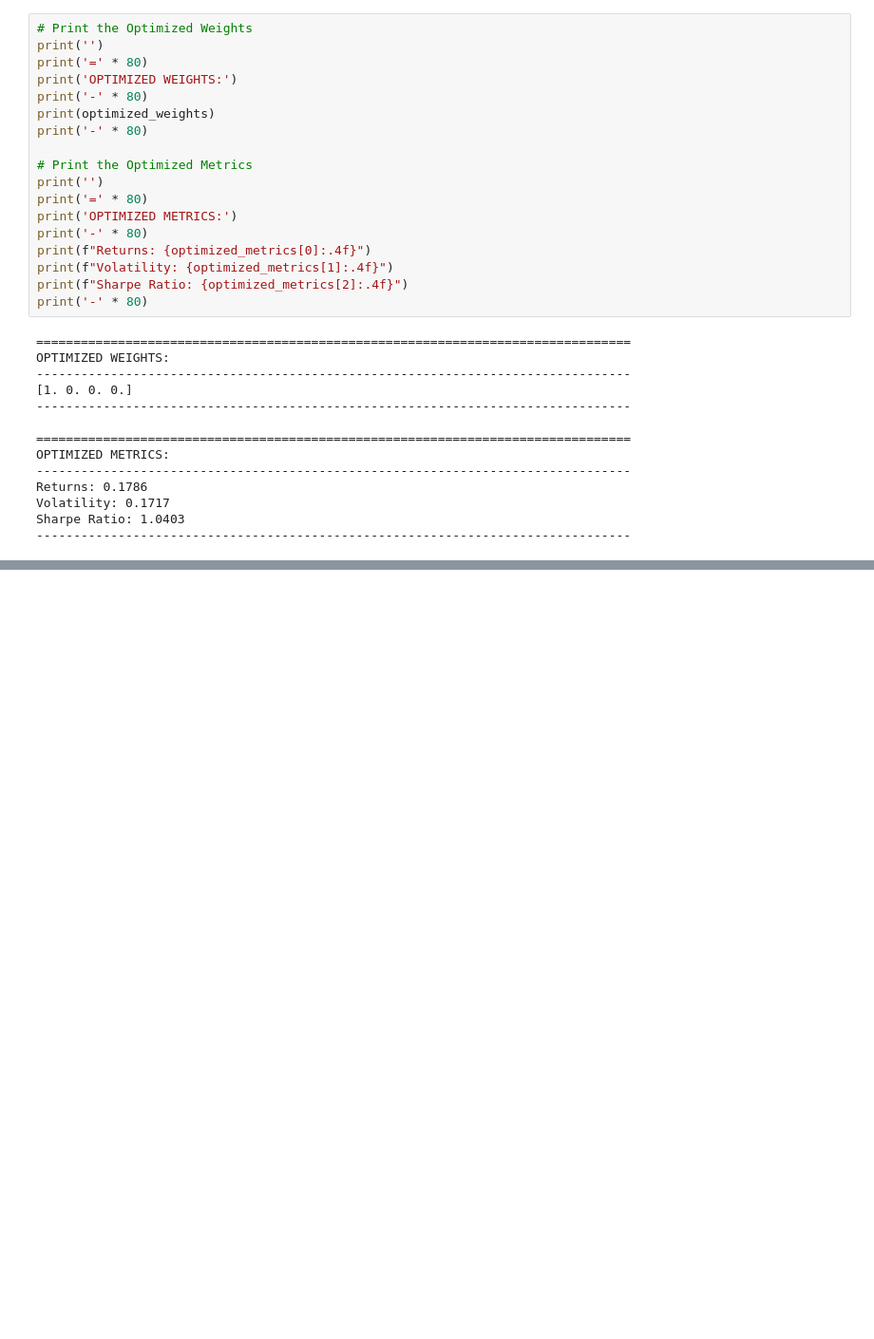
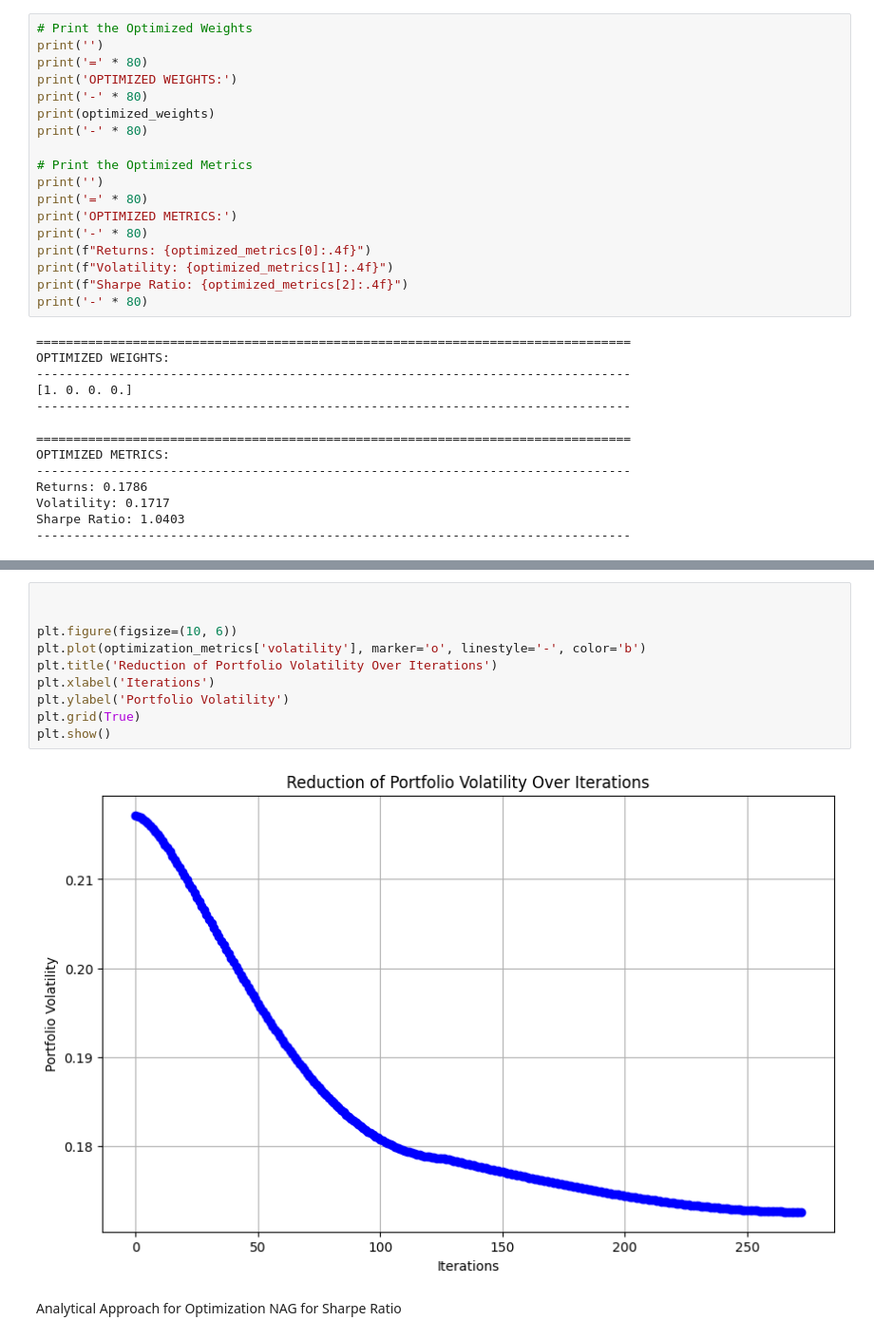
Before and after one commit to praneel7/Portfolio_Optimization, a Jupyter notebook: optmization_main.ipynb, the cells around one changed output, grey strips where cells are left out. Shown at 95% size. Saved outputs shown, nothing was run; the diff lists cells and outputs as text; blank space fills up the shorter version.

Commit message:
Nestrov's AGM Analytical added

```diff
--- a/optmization_main.ipynb
+++ b/optmization_main.ipynb
@@ -588,0 +720,14 @@ Sharpe Ratio: 1.0403
+# %%
+
+
+plt.figure(figsize=(10, 6))
+plt.plot(optimization_metrics['volatility'], marker='o', linestyle='-', color='b')
+plt.title('Reduction of Portfolio Volatility Over Iterations')
+plt.xlabel('Iterations')
+plt.ylabel('Portfolio Volatility')
+plt.grid(True)
+plt.show()
+# %% [output]
+[figure, added]
+# %% [markdown]
+Analytical Approach for Optimization NAG for Sharpe Ratio
```
Also changed, not shown: parts of 12 cells of this notebook.
